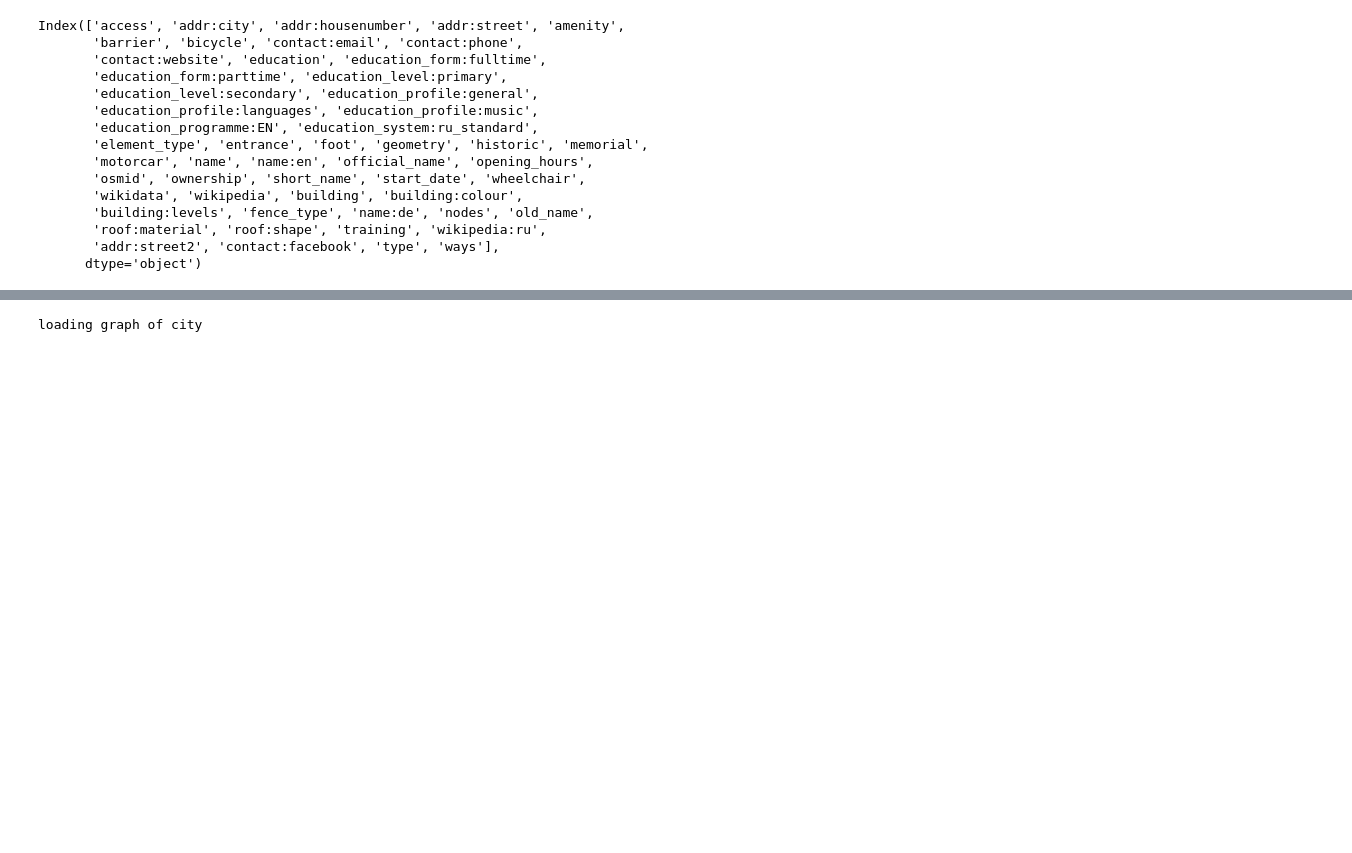
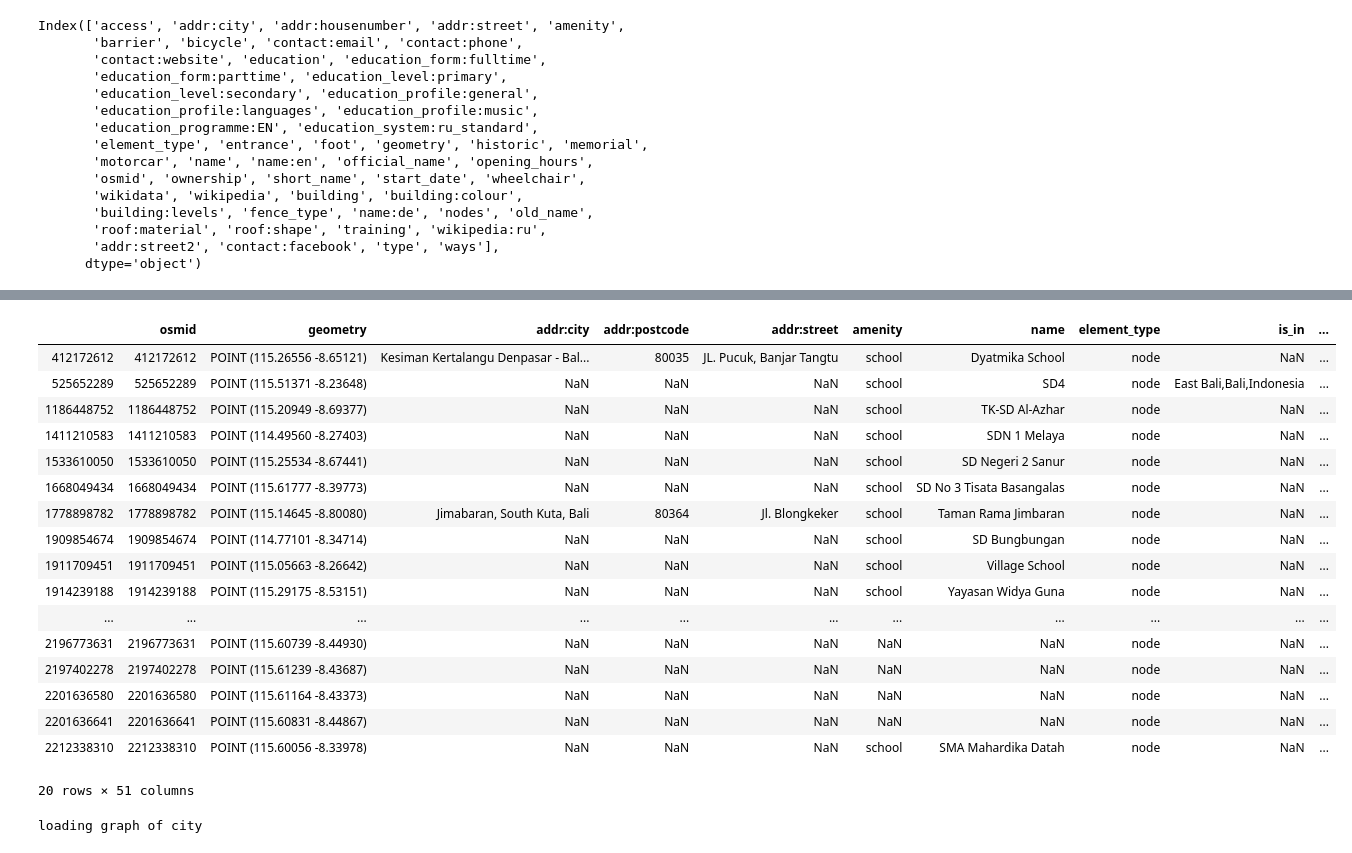
Before and after one commit to Liyubov/mobility_analysis_openhumans, a Jupyter notebook: get_schools_from_locations.ipynb, the cells around one changed output, grey strips where cells are left out. Cells and saved outputs as stored; diff of their text form; code cells hidden in the pictures; blank space fills up the shorter version.

Commit message:
locations of schools

```diff
--- a/get_schools_from_locations.ipynb
+++ b/get_schools_from_locations.ipynb
@@ -249,3 +255,24 @@ print(len(schools))
+# %%
+schools.head(20)
+# %% [output]
+|  | osmid | geometry | addr:city | addr:postcode | addr:street | amenity | name | element_type | is_in | ... |
+| 412172612 | 412172612 | POINT (115.26556 -8.65121) | Kesiman Kertalangu Denpasar - Bal... | 80035 | JL. Pucuk, Banjar Tangtu | school | Dyatmika School | node | NaN | ... |
+| 525652289 | 525652289 | POINT (115.51371 -8.23648) | NaN | NaN | NaN | school | SD4 | node | East Bali,Bali,Indonesia | ... |
+| 1186448752 | 1186448752 | POINT (115.20949 -8.69377) | NaN | NaN | NaN | school | TK-SD Al-Azhar | node | NaN | ... |
+| 1411210583 | 1411210583 | POINT (114.49560 -8.27403) | NaN | NaN | NaN | school | SDN 1 Melaya | node | NaN | ... |
+| 1533610050 | 1533610050 | POINT (115.25534 -8.67441) | NaN | NaN | NaN | school | SD Negeri 2 Sanur | node | NaN | ... |
+| 1668049434 | 1668049434 | POINT (115.61777 -8.39773) | NaN | NaN | NaN | school | SD No 3 Tisata Basangalas | node | NaN | ... |
+| 1778898782 | 1778898782 | POINT (115.14645 -8.80080) | Jimabaran, South Kuta, Bali | 80364 | Jl. Blongkeker | school | Taman Rama Jimbaran | node | NaN | ... |
+| 1909854674 | 1909854674 | POINT (114.77101 -8.34714) | NaN | NaN | NaN | school | SD Bungbungan | node | NaN | ... |
+| 1911709451 | 1911709451 | POINT (115.05663 -8.26642) | NaN | NaN | NaN | school | Village School | node | NaN | ... |
+| 1914239188 | 1914239188 | POINT (115.29175 -8.53151) | NaN | NaN | NaN | school | Yayasan Widya Guna | node | NaN | ... |
+| ... | ... | ... | ... | ... | ... | ... | ... | ... | ... | ... |
+| 2196773631 | 2196773631 | POINT (115.60739 -8.44930) | NaN | NaN | NaN | NaN | NaN | node | NaN | ... |
+| 2197402278 | 2197402278 | POINT (115.61239 -8.43687) | NaN | NaN | NaN | NaN | NaN | node | NaN | ... |
+| 2201636580 | 2201636580 | POINT (115.61164 -8.43373) | NaN | NaN | NaN | NaN | NaN | node | NaN | ... |
+| 2201636641 | 2201636641 | POINT (115.60831 -8.44867) | NaN | NaN | NaN | NaN | NaN | node | NaN | ... |
+| 2212338310 | 2212338310 | POINT (115.60056 -8.33978) | NaN | NaN | NaN | school | SMA Mahardika Datah | node | NaN | ... |
+20 rows × 51 columns
 # %%
 import json # requests for APIs
 import requests #load Python code that allow us to work with the JSON data format and the HTTP protocol
```
Also changed, not shown: parts of 1 cell of this notebook.
